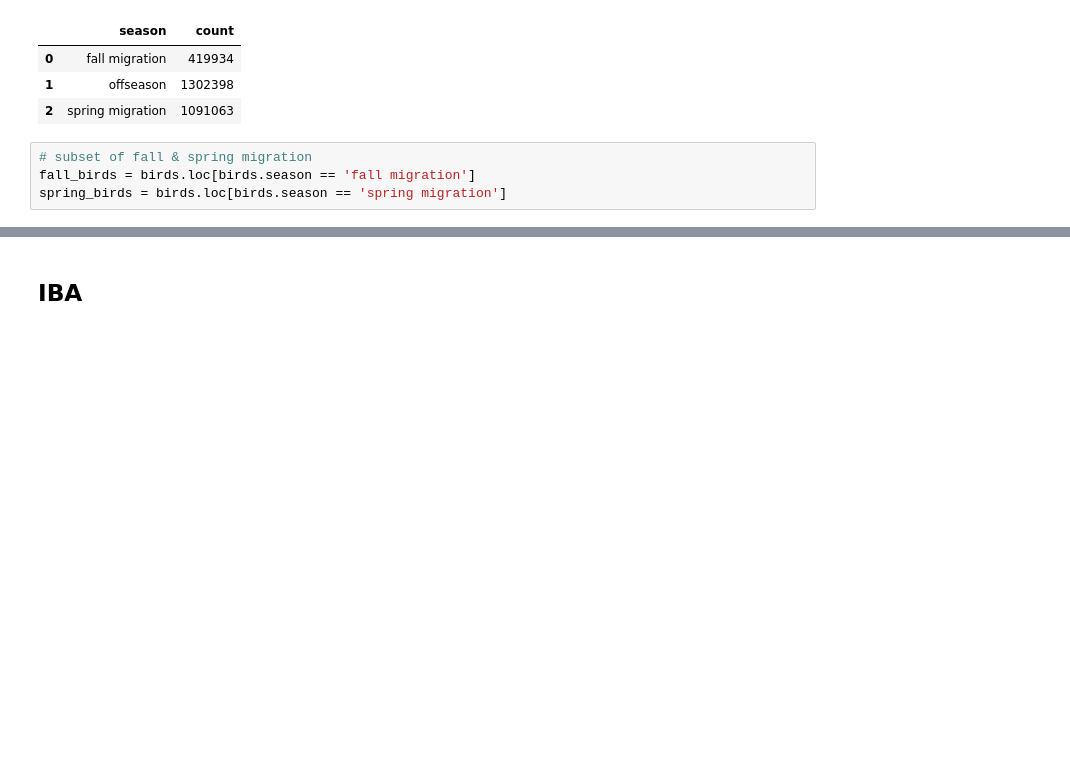
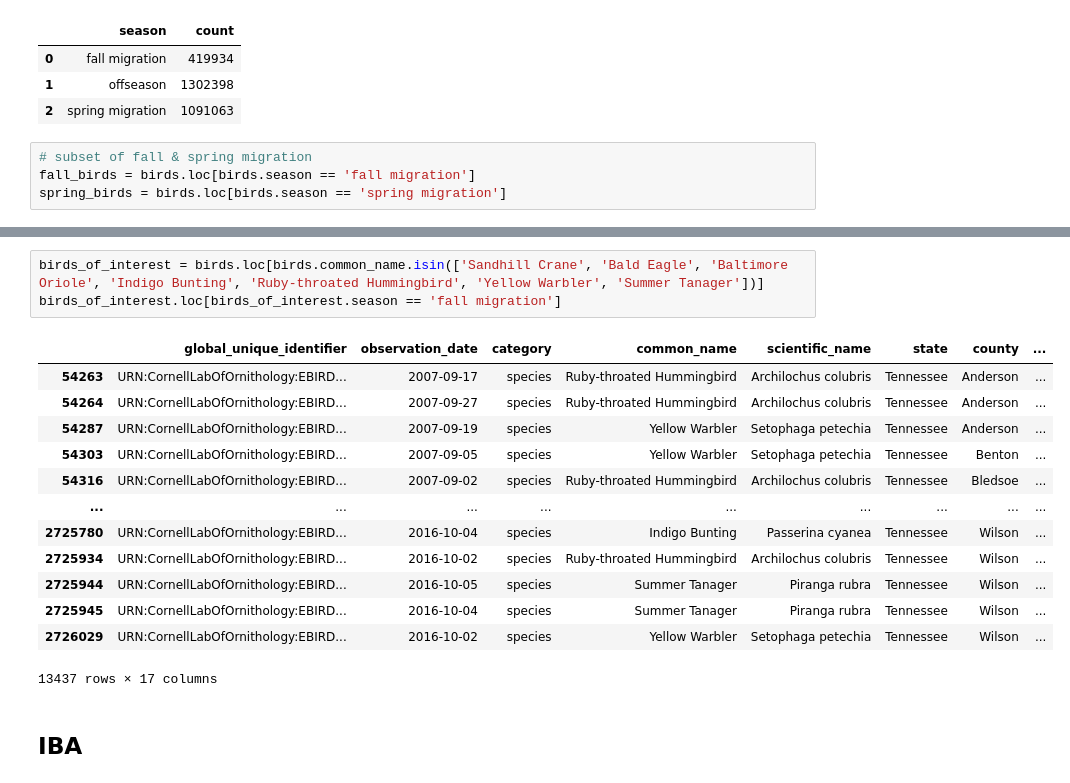
Before and after one commit to danileahacker/NSS-Capstone-Dani-Hacker, a Jupyter notebook: scripts/danih_capstone_eda.ipynb, the cells around one changed output, grey strips where cells are left out. Saved outputs shown, nothing was run; the diff lists cells and outputs as text; blank space fills up the shorter version.

```diff
--- a/scripts/danih_capstone_eda.ipynb
+++ b/scripts/danih_capstone_eda.ipynb
@@ -170,3 +173,20 @@ spring_birds = birds.loc[birds.season == 'spring migration']
+# %%
+birds_of_interest = birds.loc[birds.common_name.isin(['Sandhill Crane', 'Bald Eagle', 'Baltimore Oriole', 'Indigo Bunting', 'Ruby-throated Hummingbird', 'Yellow Warbler', 'Summer Tanager'])]
+birds_of_interest.loc[birds_of_interest.season == 'fall migration']
+# %% [output]
+|  | global_unique_identifier | observation_date | category | common_name | scientific_name | state | county | ... |
+| 54263 | URN:CornellLabOfOrnithology:EBIRD... | 2007-09-17 | species | Ruby-throated Hummingbird | Archilochus colubris | Tennessee | Anderson | ... |
+| 54264 | URN:CornellLabOfOrnithology:EBIRD... | 2007-09-27 | species | Ruby-throated Hummingbird | Archilochus colubris | Tennessee | Anderson | ... |
+| 54287 | URN:CornellLabOfOrnithology:EBIRD... | 2007-09-19 | species | Yellow Warbler | Setophaga petechia | Tennessee | Anderson | ... |
+| 54303 | URN:CornellLabOfOrnithology:EBIRD... | 2007-09-05 | species | Yellow Warbler | Setophaga petechia | Tennessee | Benton | ... |
+| 54316 | URN:CornellLabOfOrnithology:EBIRD... | 2007-09-02 | species | Ruby-throated Hummingbird | Archilochus colubris | Tennessee | Bledsoe | ... |
+| ... | ... | ... | ... | ... | ... | ... | ... | ... |
+| 2725780 | URN:CornellLabOfOrnithology:EBIRD... | 2016-10-04 | species | Indigo Bunting | Passerina cyanea | Tennessee | Wilson | ... |
+| 2725934 | URN:CornellLabOfOrnithology:EBIRD... | 2016-10-02 | species | Ruby-throated Hummingbird | Archilochus colubris | Tennessee | Wilson | ... |
+| 2725944 | URN:CornellLabOfOrnithology:EBIRD... | 2016-10-05 | species | Summer Tanager | Piranga rubra | Tennessee | Wilson | ... |
+| 2725945 | URN:CornellLabOfOrnithology:EBIRD... | 2016-10-04 | species | Summer Tanager | Piranga rubra | Tennessee | Wilson | ... |
+| 2726029 | URN:CornellLabOfOrnithology:EBIRD... | 2016-10-02 | species | Yellow Warbler | Setophaga petechia | Tennessee | Wilson | ... |
+13437 rows × 17 columns
 # %% [markdown]
 ## IBA
 # %%
```
Also changed, not shown: parts of 18 cells of this notebook, 2 other files.
